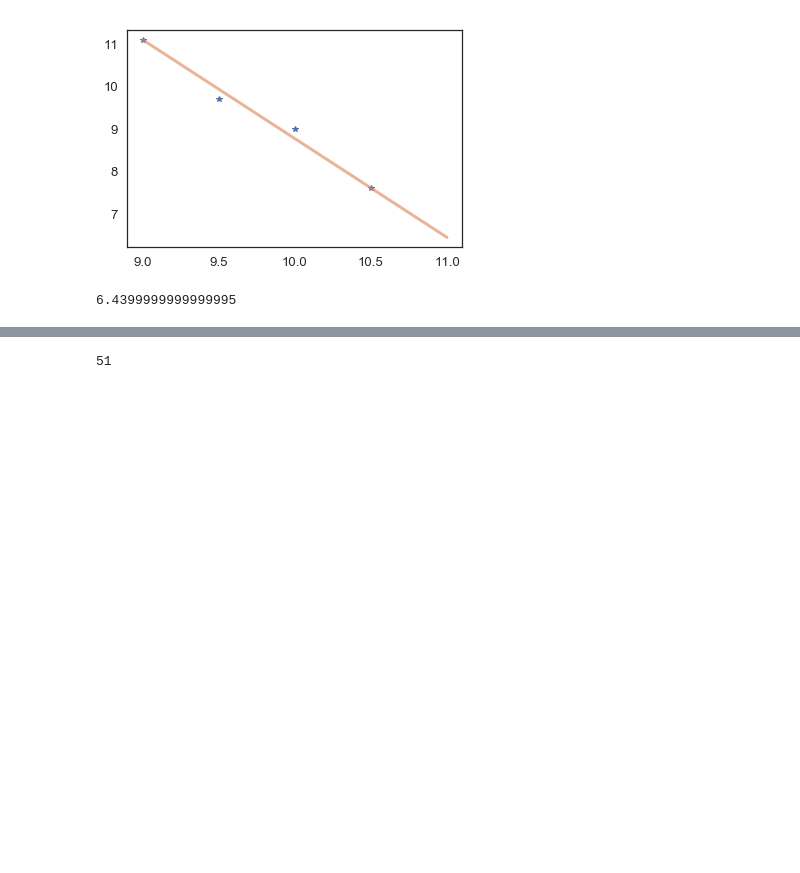
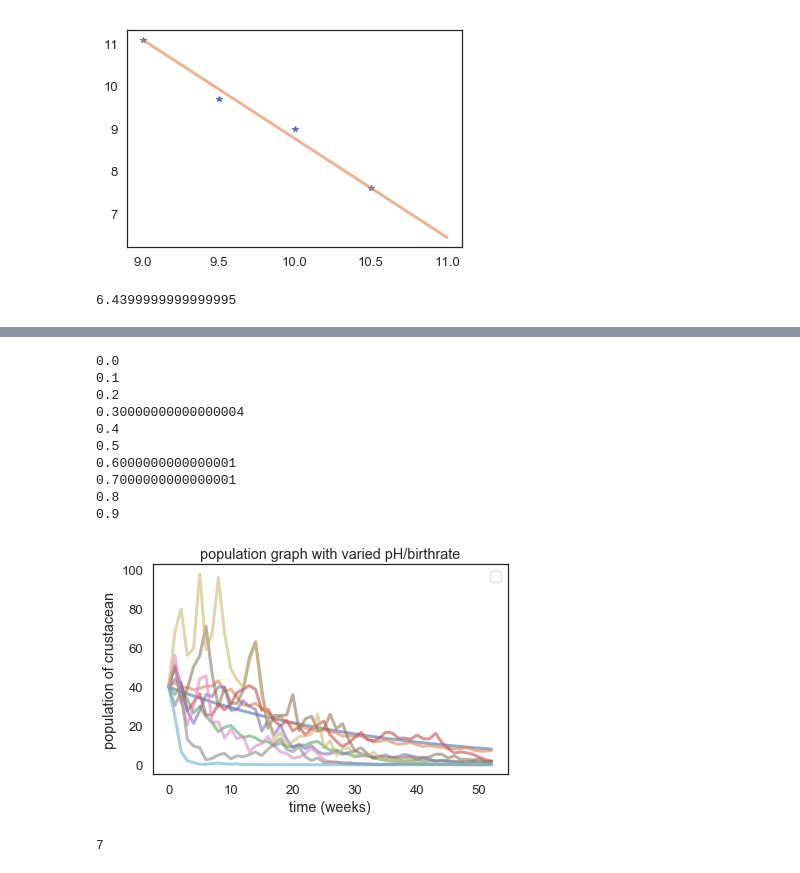
Before and after one commit to mrittmanic/pHandDying, a Jupyter notebook: code/pHandDyingRoughDraft.ipynb, the cells around one changed output, grey strips where cells are left out. Drawn from its saved outputs; the diff is of its cells as text; code cells hidden in the pictures; blank space fills up the shorter version.

```diff
--- a/code/pHandDyingRoughDraft.ipynb
+++ b/code/pHandDyingRoughDraft.ipynb
@@ -60,2 +88,29 @@ plot_rps(x, 'First run')
+# %%
+# sweep for a few different ranges
+birth_ub_array = linspace(0, 0.9, 10);
+
+for rate in birth_ub_array:
+    # for now, let's keep the upper and lower limits absolute value the same
+    print(rate)
+    values.birth_lb = birth1 - rate
+    values.birth_ub = birth1 + rate
+    x = run_ph_sim(values)
+    plot(x)
+
+decorate(xlabel = 'time (weeks)',
+         ylabel = 'population of crustacean',
+         title = "population graph with varied pH/birthrate")
+# %% [output]
+0.0
+0.1
+0.2
+0.30000000000000004
+0.4
+0.5
+0.6000000000000001
+0.7000000000000001
+0.8
+0.9
+[figure, added]
 # %%
 def run_ph_sim2(system):
@@ -76,5 +138,0 @@ def run_program(number_of_runs, system):
-# %%
-run_program(100, values)
-extinct.extinct
-# %% [output]
-51
@@ -80,0 +155,7 @@ extinct.extinct
+# %%
+# run the simulation 100 times
+extinct = State(extinct = 0)
+extinctions = run_program(12, values, extinct)
+print(extinctions)
+# %% [output]
+7
```
Also changed, not shown: parts of 10 cells of this notebook.
